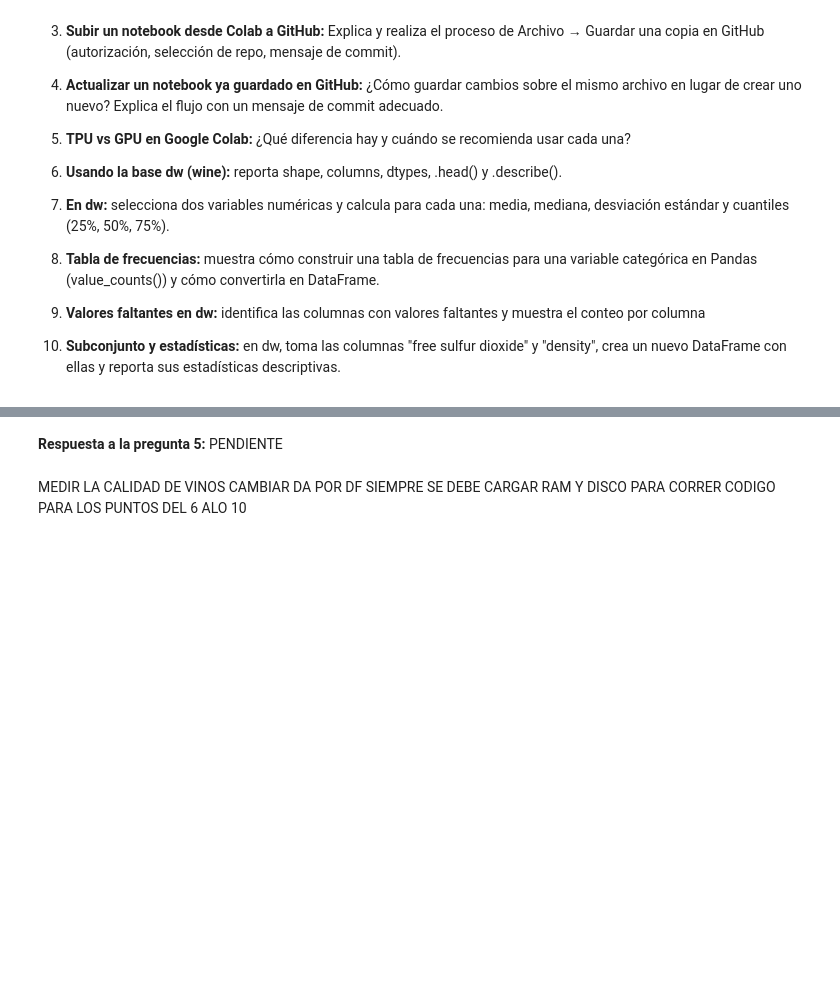
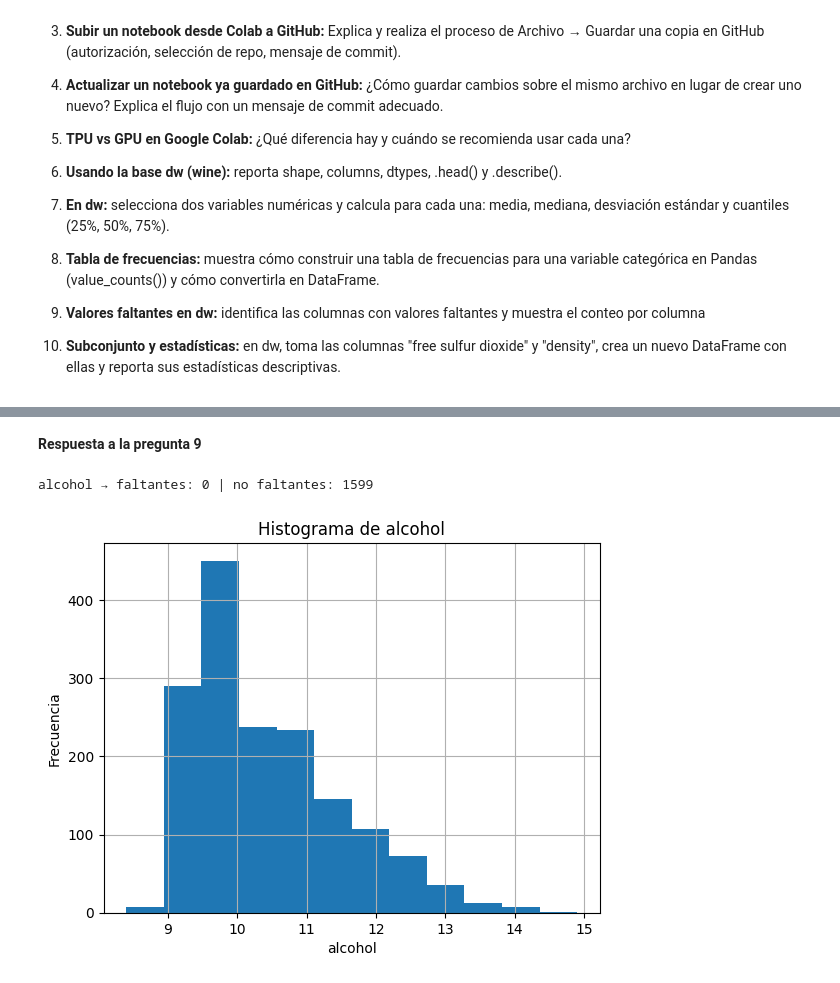
Before and after one commit to claucastro545/Sistemas-avanzdos-de-producci-n-Y-C-D, a Jupyter notebook: Beltran_Yohana_Castro_Claudia_Suarez_Yareth.ipynb, the cells around one changed output, grey strips where cells are left out. Drawn from its saved outputs; the diff is of its cells as text; code cells hidden in the pictures; blank space fills up the shorter version.

```diff
--- a/Beltran_Yohana_Castro_Claudia_Suarez_Yareth.ipynb
+++ b/Beltran_Yohana_Castro_Claudia_Suarez_Yareth.ipynb
@@ -948,0 +1069,8 @@ Se adjunta respuesta de los puntos 1, 2 y 3 con los respectivos enlaces Github
+# %%
+import numpy as np
+import pandas as pd
+url = "https://archive.ics.uci.edu/ml/machine-learning-databases/wine-quality/winequality-red.csv"
+VINOS = pd.read_csv(url, sep=';')
+
+print("Datos cargados exitosamente:")
+VINOS.head()
@@ -949,5 +1155,16 @@ Se adjunta respuesta de los puntos 1, 2 y 3 con los respectivos enlaces Github
 # %% [markdown]
-**Respuesta a la pregunta 5:** PENDIENTE
+**Respuesta a la pregunta 9**
-# %% [markdown]
-MEDIR LA CALIDAD DE VINOS CAMBIAR DA POR DF
-SIEMPRE SE DEBE CARGAR RAM Y DISCO PARA CORRER CODIGO PARA LOS PUNTOS DEL 6 ALO 10
+# %%
+# Valores faltantes en dw
+faltantes_alcohol = pd.isnull(VINOS["alcohol"]).sum()
+no_faltantes_alcohol = pd.notnull(VINOS["alcohol"]).sum()
+print("alcohol → faltantes:", faltantes_alcohol, "| no faltantes:", no_faltantes_alcohol)
+# %% [output]
+alcohol → faltantes: 0 | no faltantes: 1599
+# %%
+#HISTOGRAMA DE LA COLUMNA
+col = "alcohol" if "alcohol" in VINOS.columns else VINOS.select_dtypes(include='number').columns[0]
+plt.figure(); VINOS[col].hist(bins=12) # NUMERO DE DIVISIONES -- REGLAS 1.CRITERIO STURGES -- SE BUSCA EN GOOGLE
+plt.title(f"Histograma de {col}"); plt.xlabel(col); plt.ylabel("Frecuencia"); plt.show()
+# %% [output]
+[figure, added]
```
Also changed, not shown: parts of 24 cells of this notebook.
